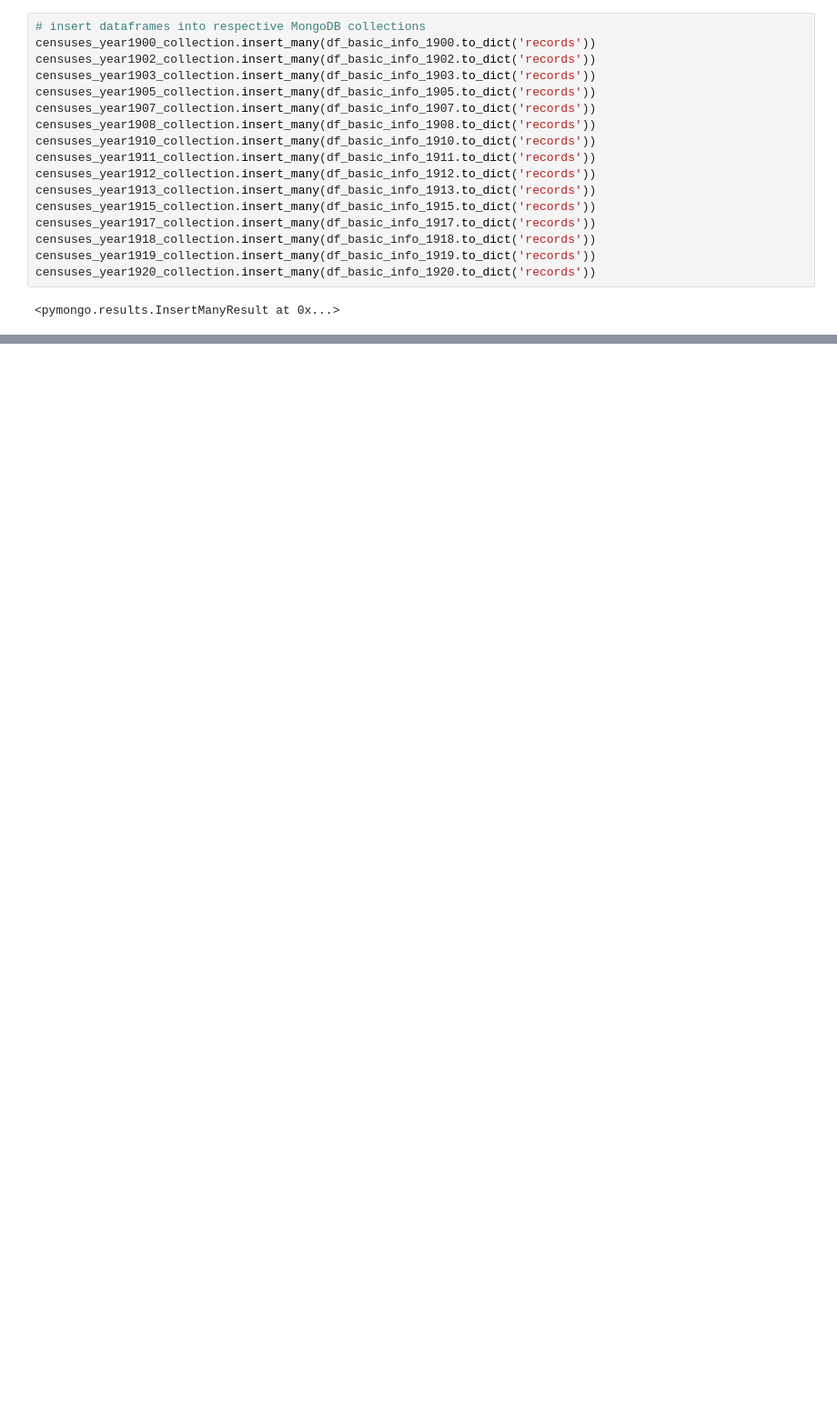
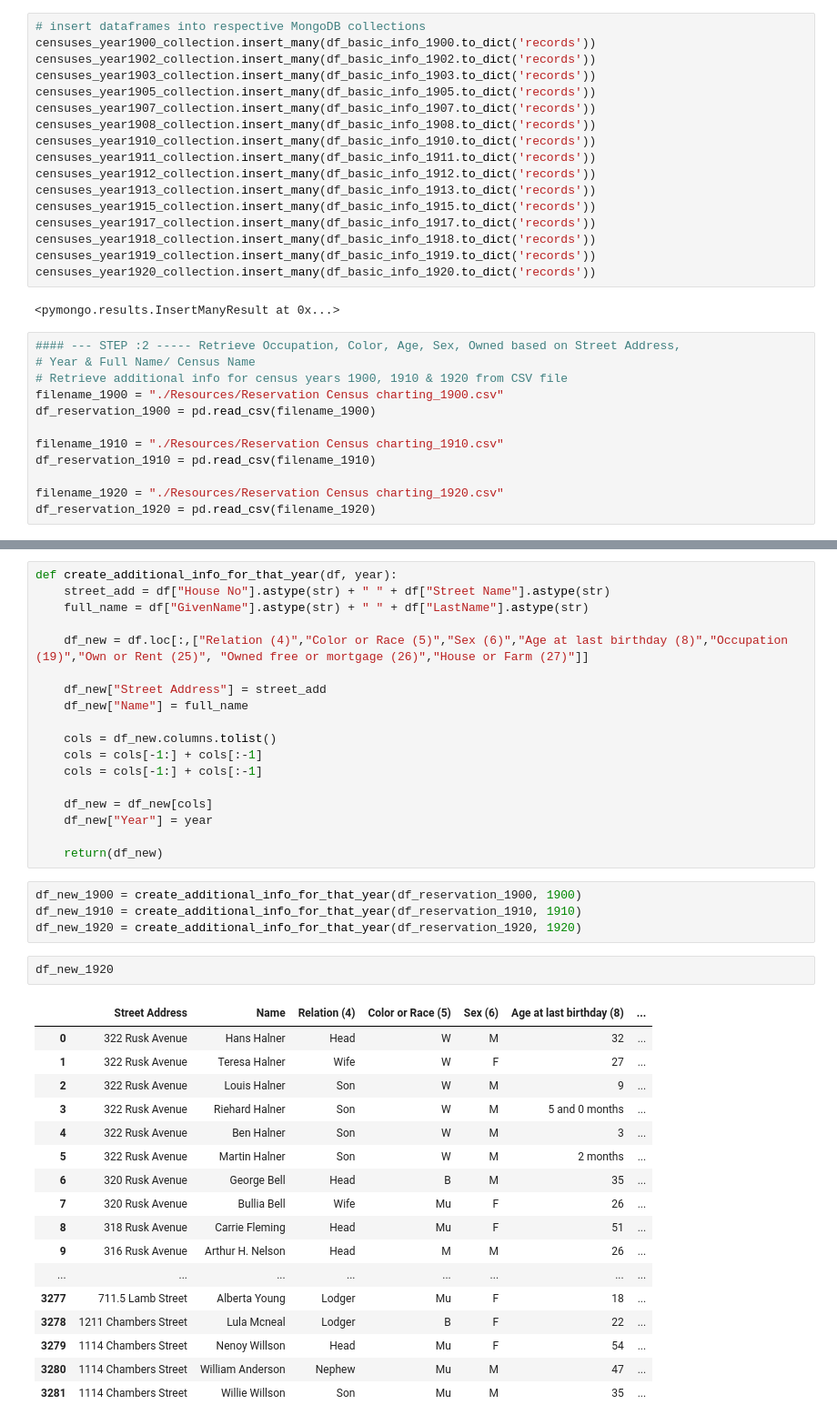
Before and after one commit to trivial-vector/Digital-Humanities, a Jupyter notebook: Karika/digitalhumanity.ipynb, the cells around one changed output, grey strips where cells are left out. Shown at 91% size. Drawn from its saved outputs; the diff is of its cells as text; blank space fills up the shorter version.

```diff
--- a/Karika/digitalhumanity.ipynb
+++ b/Karika/digitalhumanity.ipynb
@@ -145,3 +134,15 @@ censuses_year1919_collection.insert_many(df_basic_info_1919.to_dict('records'))
 censuses_year1920_collection.insert_many(df_basic_info_1920.to_dict('records'))
 # %% [output]
 <pymongo.results.InsertManyResult at 0x...>
+# %%
+#### --- STEP :2 ----- Retrieve Occupation, Color, Age, Sex, Owned based on Street Address,
+# Year & Full Name/ Census Name
+# Retrieve additional info for census years 1900, 1910 & 1920 from CSV file
+filename_1900 = "./Resources/Reservation Census charting_1900.csv"
+df_reservation_1900 = pd.read_csv(filename_1900)
+
+filename_1910 = "./Resources/Reservation Census charting_1910.csv"
+df_reservation_1910 = pd.read_csv(filename_1910)
+
+filename_1920 = "./Resources/Reservation Census charting_1920.csv"
+df_reservation_1920 = pd.read_csv(filename_1920)
@@ -147,0 +168,42 @@ censuses_year1920_collection.insert_many(df_basic_info_1920.to_dict('records'))
+# %%
+def create_additional_info_for_that_year(df, year):
+    street_add = df["House No"].astype(str) + " " + df["Street Name"].astype(str)
+    full_name = df["GivenName"].astype(str) + " " + df["LastName"].astype(str)
+
+    df_new = df.loc[:,["Relation (4)","Color or Race (5)","Sex (6)","Age at last birthday (8)","Occupation (19)","Own or Rent (25)", "Owned free or mortgage (26)","House or Farm (27)"]]
+
+    df_new["Street Address"] = street_add
+    df_new["Name"] = full_name
+
+    cols = df_new.columns.tolist()
+    cols = cols[-1:] + cols[:-1]
+    cols = cols[-1:] + cols[:-1]
+
+    df_new = df_new[cols]
+    df_new["Year"] = year
+
+    return(df_new)
+# %%
+df_new_1900 = create_additional_info_for_that_year(df_reservation_1900, 1900)
+df_new_1910 = create_additional_info_for_that_year(df_reservation_1910, 1910)
+df_new_1920 = create_additional_info_for_that_year(df_reservation_1920, 1920)
+# %%
+df_new_1920
+# %% [output]
+|  | Street Address | Name | Relation (4) | Color or Race (5) | Sex (6) | Age at last birthday (8) | ... |
+| 0 | 322 Rusk Avenue | Hans Halner | Head | W | M | 32 | ... |
+| 1 | 322 Rusk Avenue | Teresa Halner | Wife | W | F | 27 | ... |
+| 2 | 322 Rusk Avenue | Louis Halner | Son | W | M | 9 | ... |
+| 3 | 322 Rusk Avenue | Riehard Halner | Son | W | M | 5 and 0 months | ... |
+| 4 | 322 Rusk Avenue | Ben Halner | Son | W | M | 3 | ... |
+| 5 | 322 Rusk Avenue | Martin Halner | Son | W | M | 2 months | ... |
+| 6 | 320 Rusk Avenue | George Bell | Head | B | M | 35 | ... |
+| 7 | 320 Rusk Avenue | Bullia Bell | Wife | Mu | F | 26 | ... |
+| 8 | 318 Rusk Avenue | Carrie Fleming | Head | Mu | F | 51 | ... |
+| 9 | 316 Rusk Avenue | Arthur H. Nelson | Head | M | M | 26 | ... |
+| ... | ... | ... | ... | ... | ... | ... | ... |
+| 3277 | 711.5 Lamb Street | Alberta Young | Lodger | Mu | F | 18 | ... |
+| 3278 | 1211 Chambers Street | Lula Mcneal | Lodger | B | F | 22 | ... |
+| 3279 | 1114 Chambers Street | Nenoy Willson | Head | Mu | F | 54 | ... |
+| 3280 | 1114 Chambers Street | William Anderson | Nephew | Mu | M | 47 | ... |
+| 3281 | 1114 Chambers Street | Willie Willson | Son | Mu | M | 35 | ... |
```
Also changed, not shown: parts of 10 cells of this notebook, 5 other files.
